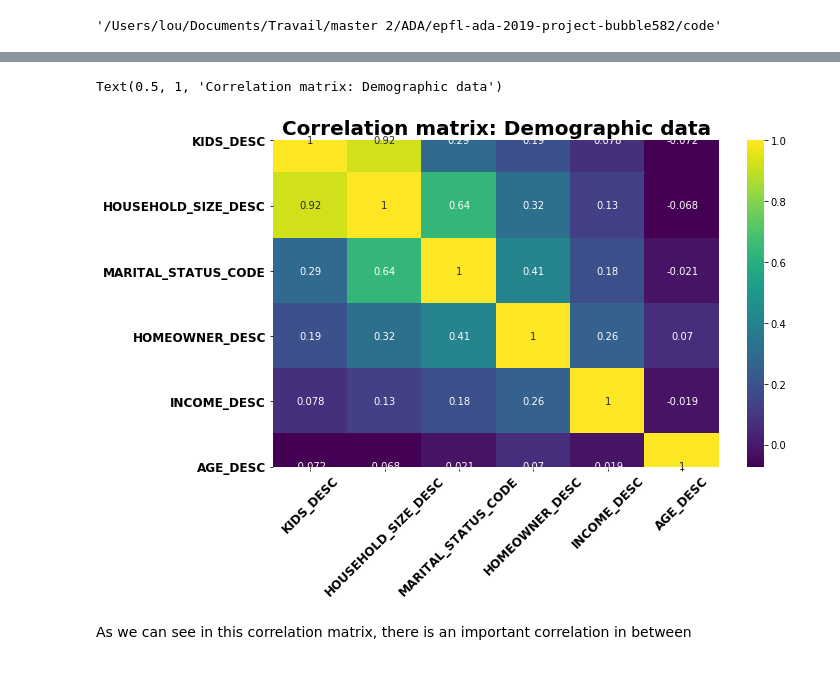
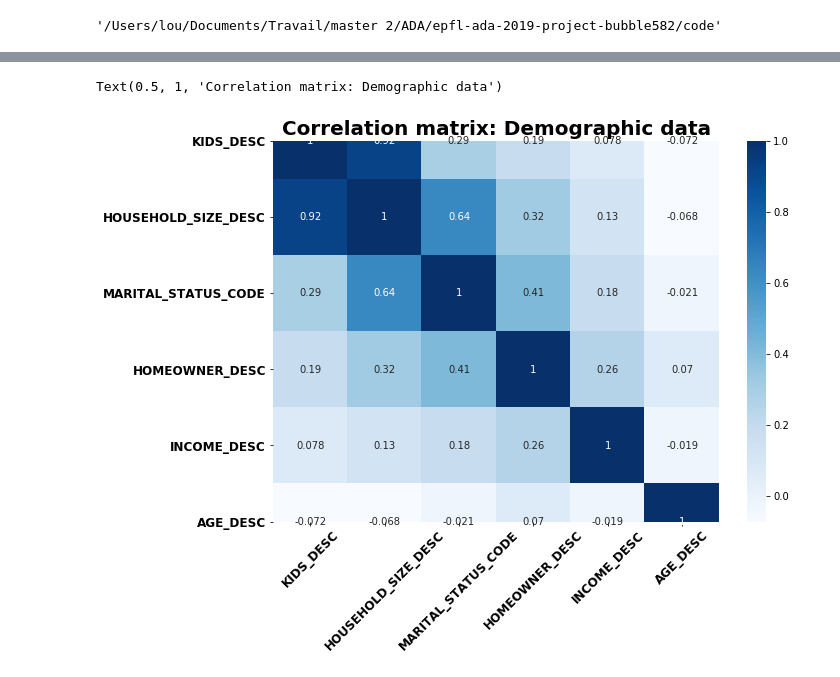
Before and after one commit to marvande/epfl-ada-2019-data-analysis, a Jupyter notebook: code/Demographic & product correlation.ipynb, the cells around one changed output, grey strips where cells are left out. Cells and saved outputs as stored; diff of their text form; code cells hidden in the pictures.

Commit message:
some figures tu look at demo data

```diff
--- a/code/Demographic & product correlation.ipynb
+++ b/code/Demographic & product correlation.ipynb
@@ -77,20 +79,16 @@ hh_demographic.corr()
 # %%
 #correlation age and marital status
 # Draw a heatmap with the numeric values in each cell
-corrMatrix = hh_demographic.corr()
-
+plt.figure(figsize=(10,7))
 #Quality correlation matrix
-k = 8 #number of variables for heatmap
-cols = corrMatrix.nlargest(k, 'KIDS_DESC')['KIDS_DESC'].index
+k = 6 #number of variables for heatmap
+cols = hh_demographic.corr().nlargest(k, 'KIDS_DESC')['KIDS_DESC'].index
 cm = hh_demographic[cols].corr()
-plt.figure(figsize=(10,6))
-sns.heatmap(cm, annot=True, cmap = 'viridis')
+sns.heatmap(cm, annot=True, cmap = 'Blues')
 
 plt.xticks(fontsize=12, fontweight='bold',rotation=45)
 plt.yticks(fontsize=12, fontweight='bold')
 plt.title('Correlation matrix: Demographic data',fontsize=20, fontweight='bold')
 # %% [output]
 Text(0.5, 1, 'Correlation matrix: Demographic data')
-[figure, old version]
+[figure, new version]
-# %% [markdown]
-As we can see in this correlation matrix, there is an important correlation in between
```
Also changed, not shown: parts of 5 cells of this notebook.
